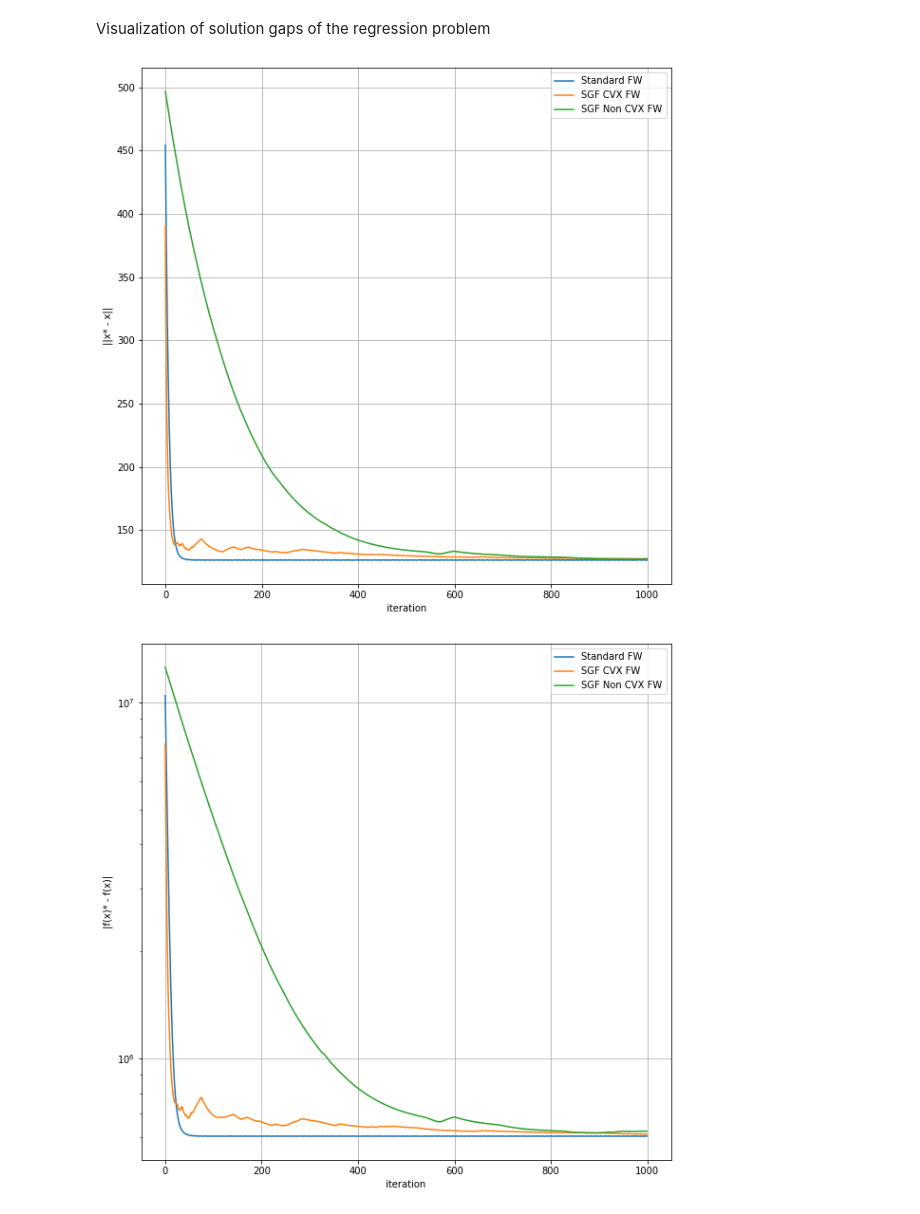
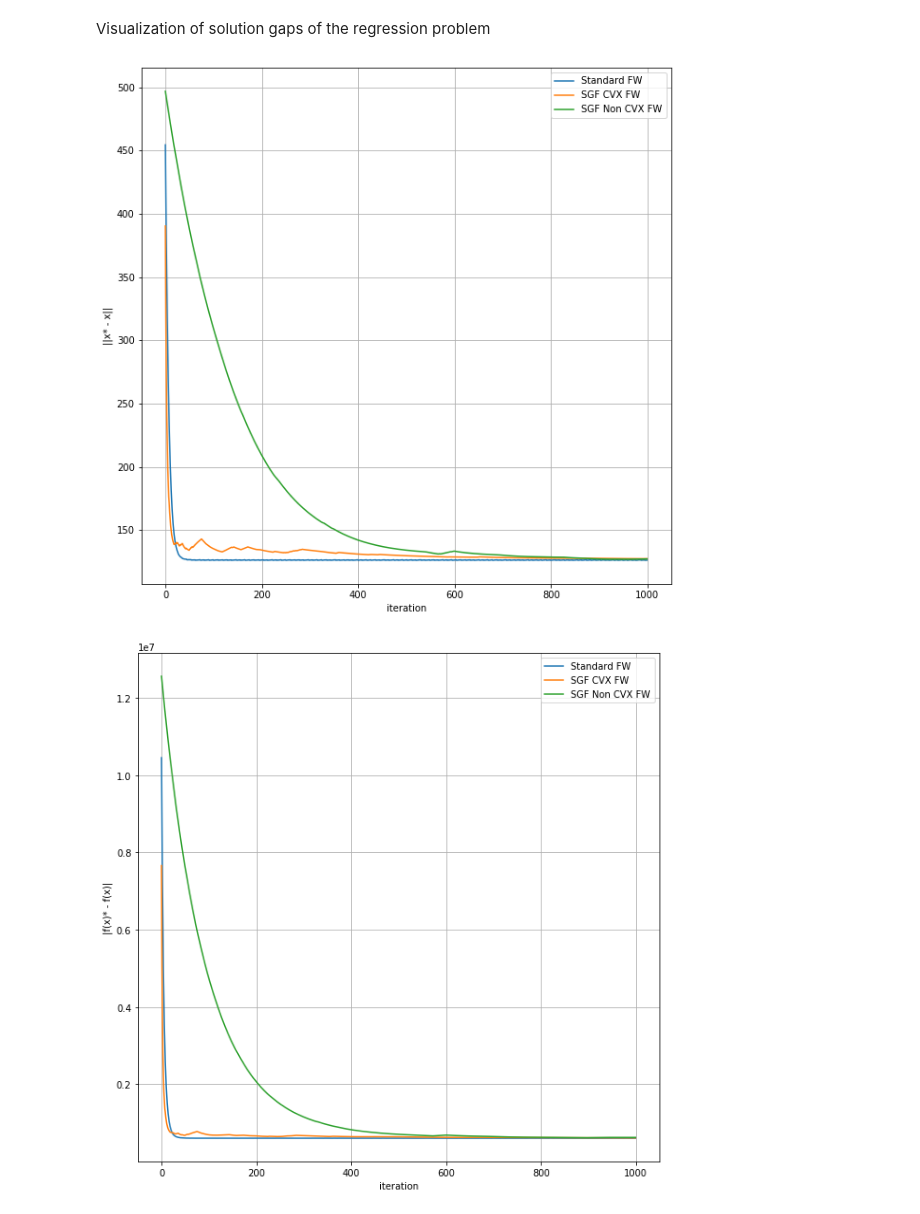
Before and after one commit to berylgithub/opt, a Jupyter notebook: frankwolfe.ipynb, the cells around one changed output. Cells and saved outputs as stored; diff of their text form; code cells hidden in the pictures.

Commit message:
fixed plot scale

```diff
--- a/frankwolfe.ipynb
+++ b/frankwolfe.ipynb
@@ -435,32 +435,32 @@ plt.rcParams["figure.figsize"] = (10,10)
 length = len(x_array_0)
 # distance between points:
 dist_0 = np.array([np.linalg.norm(coef-x_array_0[i]) for i in range(length)])
 dist_1 = np.array([np.linalg.norm(coef-x_array_1[i]) for i in range(length)])
 dist_2 = np.array([np.linalg.norm(coef-x_array_2[i]) for i in range(length)])
 plt.figure(0)
 plt.plot(dist_0, label="Standard FW")
 plt.plot(dist_1, label="SGF CVX FW")
 plt.plot(dist_2, label="SGF Non CVX FW")
 plt.ylabel("||x* - x||")
 plt.xlabel("iteration")
 plt.grid()
 plt.legend()
 plt.show()
 
 # distance between function values:
 f_dist_0 = np.array([np.abs(f(x_array_0[i],A,b)-f_star) for i in range(length)])
 f_dist_1 = np.array([np.abs(f(x_array_1[i],A,b)-f_star) for i in range(length)])
 f_dist_2 = np.array([np.abs(f(x_array_2[i],A,b)-f_star) for i in range(length)])
 plt.figure(1)
 plt.plot(f_dist_0, label="Standard FW")
 plt.plot(f_dist_1, label="SGF CVX FW")
 plt.plot(f_dist_2, label="SGF Non CVX FW")
-plt.yscale("log")
+#plt.yscale("log")
 plt.ylabel("|f(x)* - f(x)|")
 plt.xlabel("iteration")
 plt.grid()
 plt.legend()
 plt.show()
 # %% [output]
 [figure]
-[figure, old version]
+[figure, new version]
```
